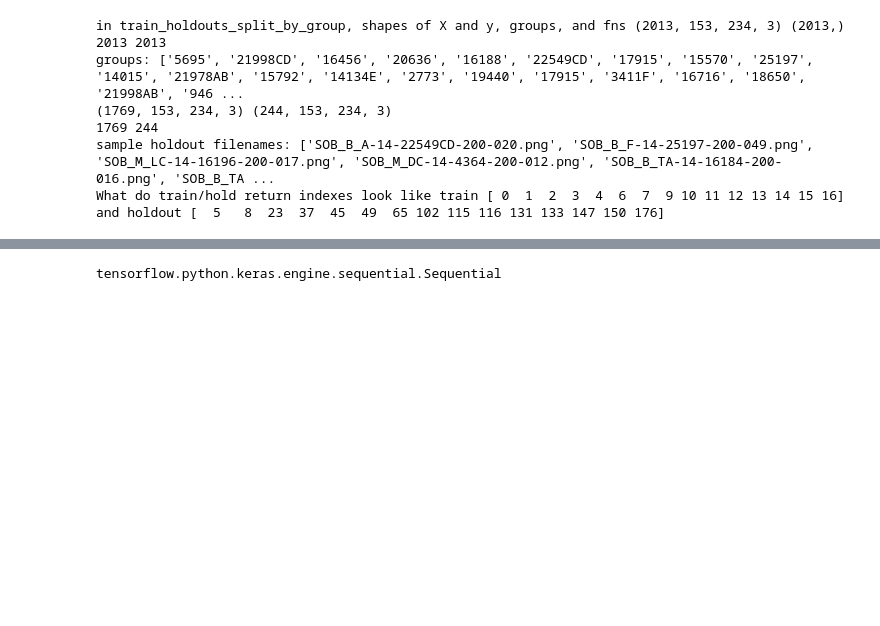
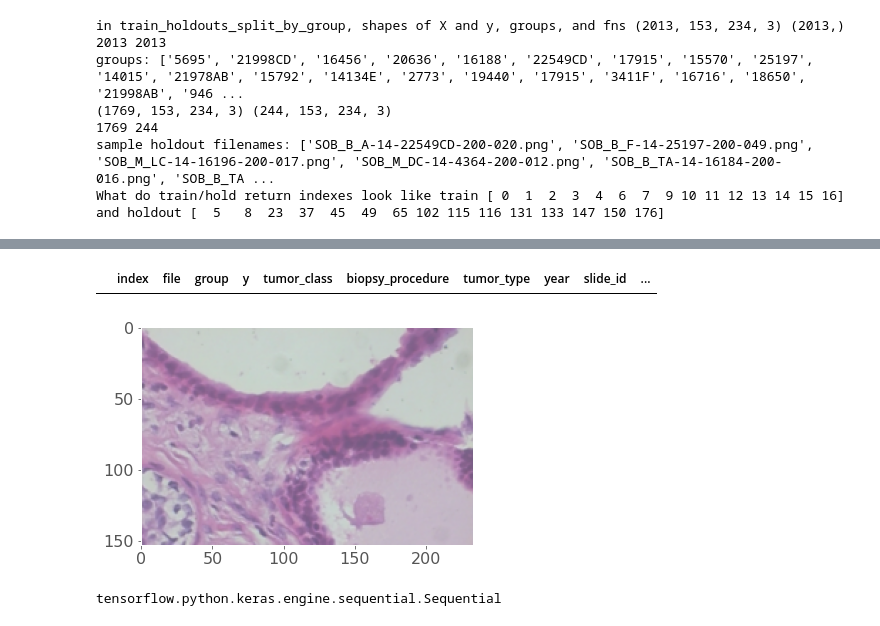
Before and after one commit to annstrange/breast-cancer-cnn, a Jupyter notebook: notebooks/evaluate.ipynb, the cells around one changed output, grey strips where cells are left out. Cells and saved outputs as stored; diff of their text form; code cells hidden in the pictures; blank space fills up the shorter version.

```diff
--- a/notebooks/evaluate.ipynb
+++ b/notebooks/evaluate.ipynb
@@ -126,3 +217,20 @@ y_holdout.shape
+# %%
+# Some True Negatives index 0, 4, 15, 47
+#df_results.query('y_hat != 1 & y == 0 ')
+
+# False Positives
+df_results.query('y_hat == 1 & y == 0 ')  # count 73. indx 1=F, 3= A
+
+# False negatives
+df_results.query('y_hat == 0 & y == 1 ')
+# %% [output]
+|  | index | file | group | y | tumor_class | biopsy_procedure | tumor_type | year | slide_id | ... |
+# %%
+img = X_holdout[3]
+plt.imshow(img)
+plt.grid(b=None)
+# %% [output]
+[figure, added]
 # %%
 # CNN without building
 cnn = CNN()
```
Also changed, not shown: parts of 18 cells of this notebook, 2 other files.
